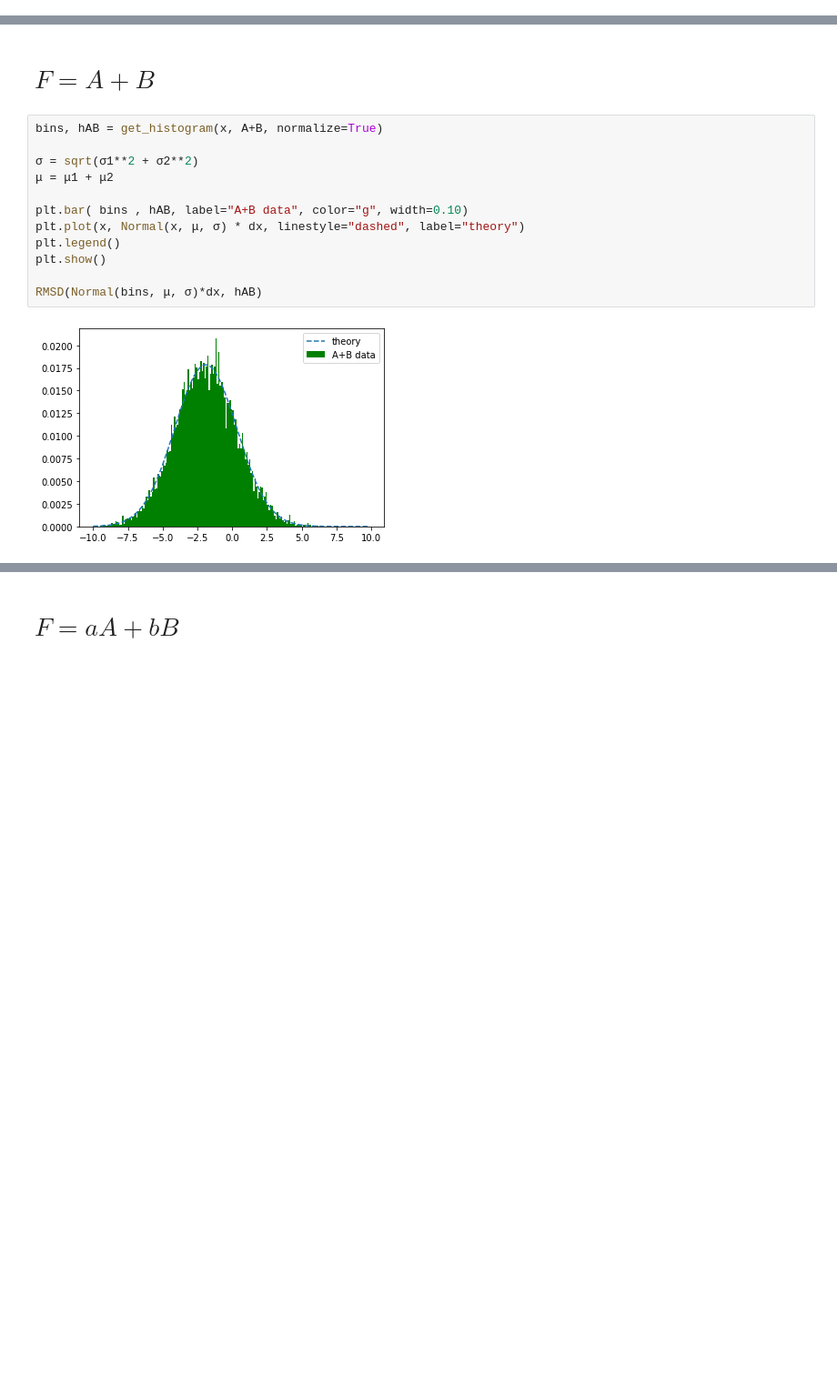
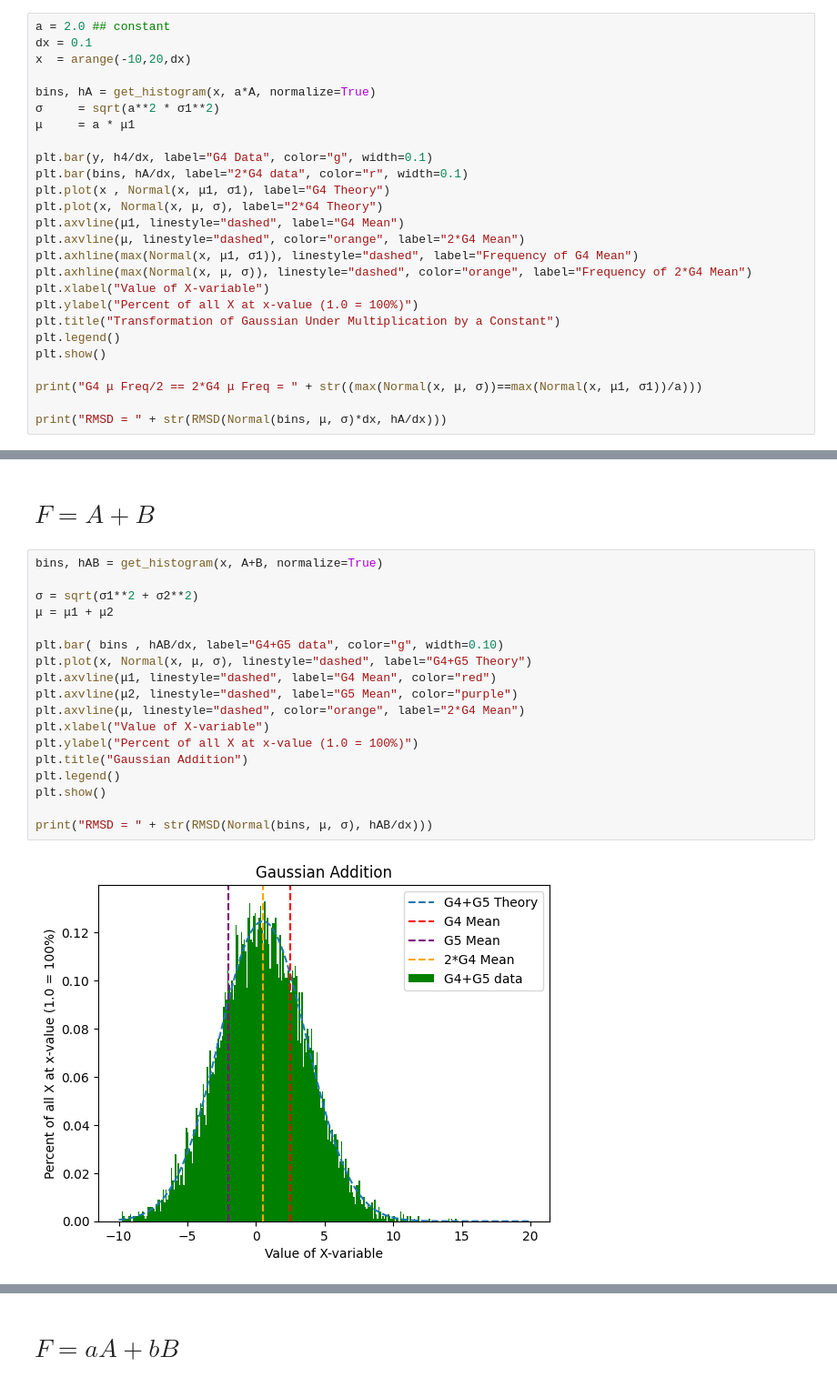
Before and after one commit to CalebAnderson22/PHY122, a Jupyter notebook: ErrorLab4.ipynb, the cells around one changed output, grey strips where cells are left out. Shown at 91% size. Saved outputs shown, nothing was run; the diff lists cells and outputs as text; blank space fills up the shorter version.

```diff
--- a/ErrorLab4.ipynb
+++ b/ErrorLab4.ipynb
@@ -106,0 +107,26 @@ RMSD(Normal(bins, μ, σ)*dx, hA)
+# %%
+a = 2.0 ## constant
+dx = 0.1
+x  = arange(-10,20,dx)
+
+bins, hA = get_histogram(x, a*A, normalize=True)
+σ     = sqrt(a**2 * σ1**2)
+μ     = a * μ1
+
+plt.bar(y, h4/dx, label="G4 Data", color="g", width=0.1)
+plt.bar(bins, hA/dx, label="2*G4 data", color="r", width=0.1)
+plt.plot(x , Normal(x, μ1, σ1), label="G4 Theory")
+plt.plot(x, Normal(x, μ, σ), label="2*G4 Theory")
+plt.axvline(μ1, linestyle="dashed", label="G4 Mean")
+plt.axvline(μ, linestyle="dashed", color="orange", label="2*G4 Mean")
+plt.axhline(max(Normal(x, μ1, σ1)), linestyle="dashed", label="Frequency of G4 Mean")
+plt.axhline(max(Normal(x, μ, σ)), linestyle="dashed", color="orange", label="Frequency of 2*G4 Mean")
+plt.xlabel("Value of X-variable")
+plt.ylabel("Percent of all X at x-value (1.0 = 100%)")
+plt.title("Transformation of Gaussian Under Multiplication by a Constant")
+plt.legend()
+plt.show()
+
+print("G4 μ Freq/2 == 2*G4 μ Freq = " + str((max(Normal(x, μ, σ))==max(Normal(x, μ1, σ1))/a)))
+
+print("RMSD = " + str(RMSD(Normal(bins, μ, σ)*dx, hA/dx)))
@@ -109,14 +141,20 @@ RMSD(Normal(bins, μ, σ)*dx, hA)
 # %%
 bins, hAB = get_histogram(x, A+B, normalize=True)
 
 σ = sqrt(σ1**2 + σ2**2)
 μ = μ1 + μ2
 
-plt.bar( bins , hAB, label="A+B data", color="g", width=0.10)
-plt.plot(x, Normal(x, μ, σ) * dx, linestyle="dashed", label="theory")
+plt.bar( bins , hAB/dx, label="G4+G5 data", color="g", width=0.10)
+plt.plot(x, Normal(x, μ, σ), linestyle="dashed", label="G4+G5 Theory")
+plt.axvline(μ1, linestyle="dashed", label="G4 Mean", color="red")
+plt.axvline(μ2, linestyle="dashed", label="G5 Mean", color="purple")
+plt.axvline(μ, linestyle="dashed", color="orange", label="2*G4 Mean")
+plt.xlabel("Value of X-variable")
+plt.ylabel("Percent of all X at x-value (1.0 = 100%)")
+plt.title("Gaussian Addition")
 plt.legend()
 plt.show()
 
-RMSD(Normal(bins, μ, σ)*dx, hAB)
+print("RMSD = " + str(RMSD(Normal(bins, μ, σ), hAB/dx)))
 # %% [output]
-[figure, old version]
+[figure, new version]
```
Also changed, not shown: parts of 21 cells of this notebook.
